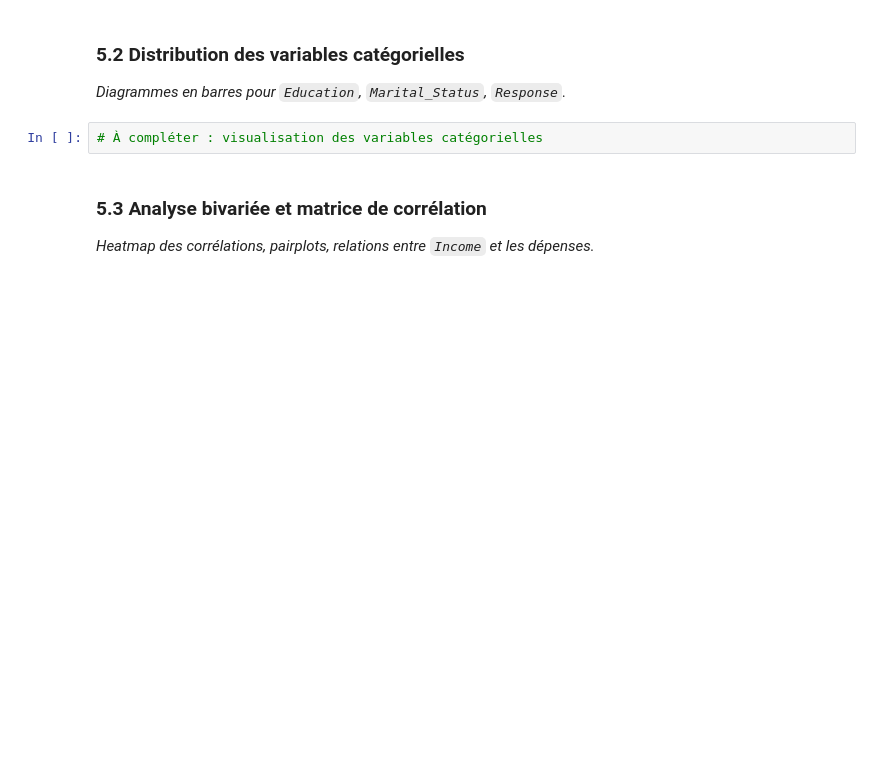
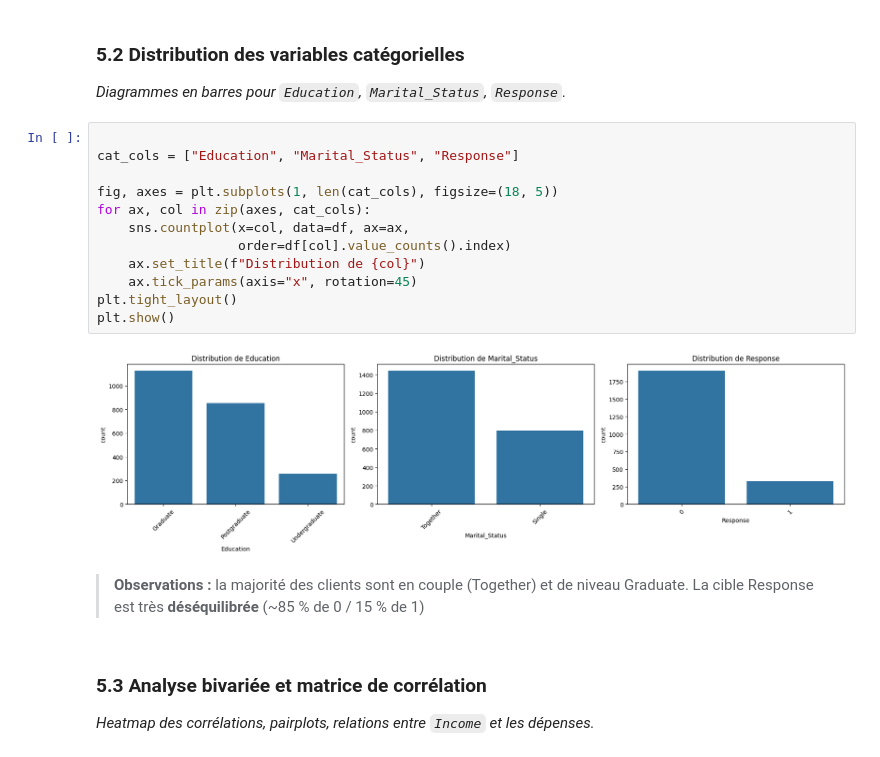
Before and after one commit to Mouadzouadi/Projet_IA_Personalite_Client, a Jupyter notebook: Personalite_client.ipynb, the cells around one changed output. Cells and saved outputs as stored; diff of their text form; blank space fills up the shorter version.

```diff
--- a/Personalite_client.ipynb
+++ b/Personalite_client.ipynb
@@ -232,7 +329,21 @@ Response : [1 0]
 ### 5.2 Distribution des variables catégorielles
 *Diagrammes en barres pour `Education`, `Marital_Status`, `Response`.*
 # %%
-# À compléter : visualisation des variables catégorielles
+
+cat_cols = ["Education", "Marital_Status", "Response"]
+
+fig, axes = plt.subplots(1, len(cat_cols), figsize=(18, 5))
+for ax, col in zip(axes, cat_cols):
+    sns.countplot(x=col, data=df, ax=ax,
+                  order=df[col].value_counts().index)
+    ax.set_title(f"Distribution de {col}")
+    ax.tick_params(axis="x", rotation=45)
+plt.tight_layout()
+plt.show()
+# %% [output]
+[figure, added]
+# %% [markdown]
+> **Observations :** la majorité des clients sont en couple (Together) et de niveau Graduate. La cible Response est très **déséquilibrée** (~85 % de 0 / 15 % de 1)
 # %% [markdown]
 ### 5.3 Analyse bivariée et matrice de corrélation
 *Heatmap des corrélations, pairplots, relations entre `Income` et les dépenses.*
```
Also changed, not shown: parts of 35 cells of this notebook.
